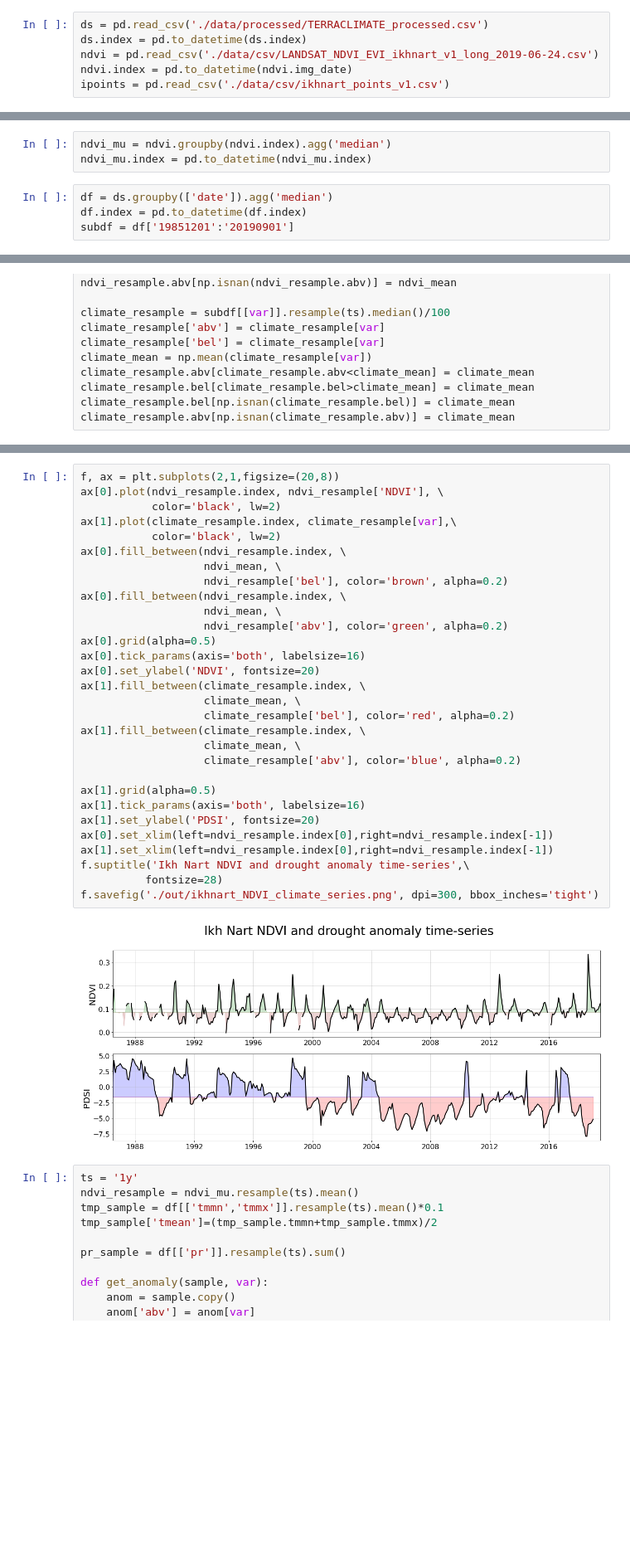
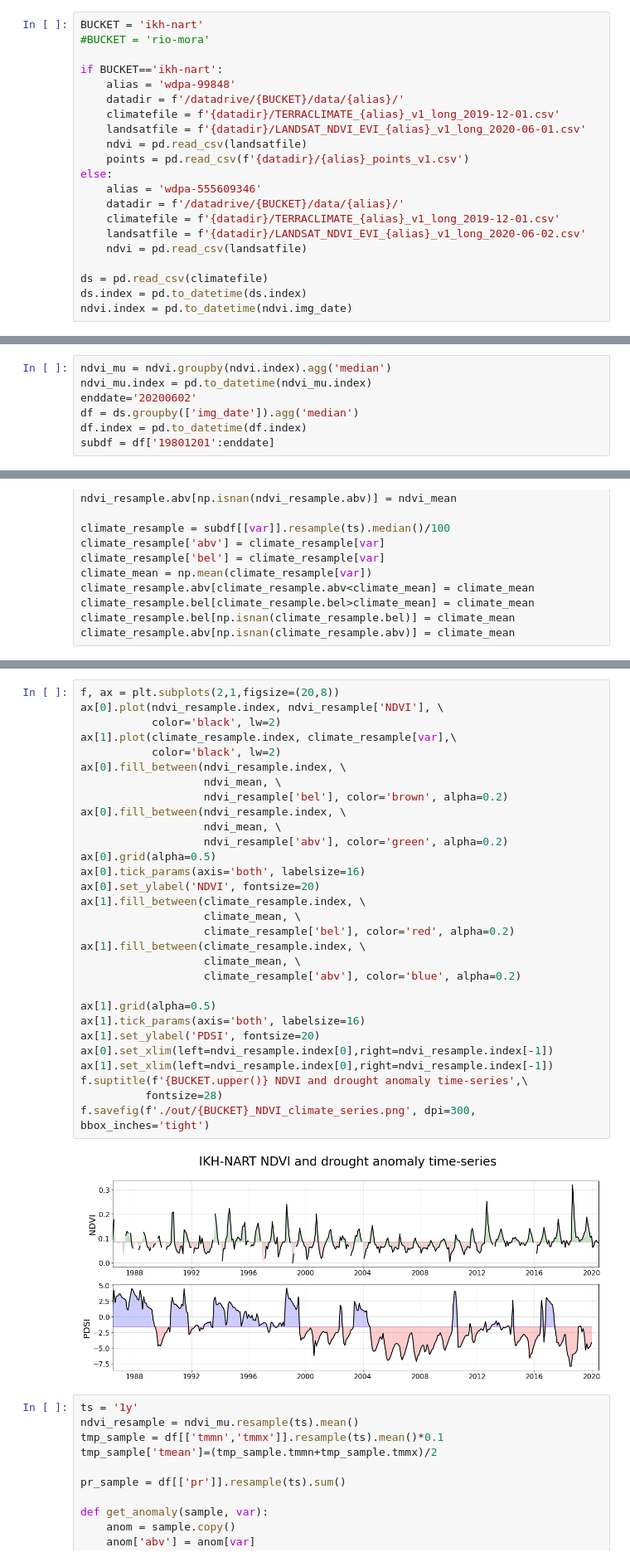
Before and after one commit to csp-inc/ikhnart, a Jupyter notebook: 02b-timeseries-reanalysis.ipynb, the cells around one changed output, grey strips where cells are left out. Shown at 83% size. Cells and saved outputs as stored; diff of their text form; blank space fills up the shorter version.

```diff
--- a/02b-timeseries-reanalysis.ipynb
+++ b/02b-timeseries-reanalysis.ipynb
@@ -9,8 +12,23 @@ from scipy import stats
-# %%
-ds = pd.read_csv('./data/processed/TERRACLIMATE_processed.csv')
-ds.index = pd.to_datetime(ds.index)
-ndvi = pd.read_csv('./data/csv/LANDSAT_NDVI_EVI_ikhnart_v1_long_2019-06-24.csv')
-ndvi.index = pd.to_datetime(ndvi.img_date)
-ipoints = pd.read_csv('./data/csv/ikhnart_points_v1.csv')
+# %%
+BUCKET = 'ikh-nart'
+#BUCKET = 'rio-mora'
+
+if BUCKET=='ikh-nart':
+    alias = 'wdpa-99848'
+    datadir = f'/datadrive/{BUCKET}/data/{alias}/'
+    climatefile = f'{datadir}/TERRACLIMATE_{alias}_v1_long_2019-12-01.csv'
+    landsatfile = f'{datadir}/LANDSAT_NDVI_EVI_{alias}_v1_long_2020-06-01.csv'
+    ndvi = pd.read_csv(landsatfile)
+    points = pd.read_csv(f'{datadir}/{alias}_points_v1.csv')
+else:
+    alias = 'wdpa-555609346'
+    datadir = f'/datadrive/{BUCKET}/data/{alias}/'
+    climatefile = f'{datadir}/TERRACLIMATE_{alias}_v1_long_2019-12-01.csv'
+    landsatfile = f'{datadir}/LANDSAT_NDVI_EVI_{alias}_v1_long_2020-06-02.csv'
+    ndvi = pd.read_csv(landsatfile)
+
+ds = pd.read_csv(climatefile)
+ds.index = pd.to_datetime(ds.index)
+ndvi.index = pd.to_datetime(ndvi.img_date)
 # %%
 #plot the distribution of ndvis for each point to determine representative samples
@@ -94,10 +91,10 @@ ndvi
 # %%
 ndvi_mu = ndvi.groupby(ndvi.index).agg('median')
 ndvi_mu.index = pd.to_datetime(ndvi_mu.index)
+enddate='20200602'
+df = ds.groupby(['img_date']).agg('median')
+df.index = pd.to_datetime(df.index)
+subdf = df['19801201':enddate]
-# %%
-df = ds.groupby(['date']).agg('median')
-df.index = pd.to_datetime(df.index)
-subdf = df['19851201':'20190901']
 # %%
 ts ='1m'
 ndvi_resample = ndvi_mu.resample(ts).median()
@@ -142,35 +139,35 @@ f.savefig('./out/ikhnart_NDVI_climate_series_no_fill.png', dpi=300, bbox_inches=
 # %%
 f, ax = plt.subplots(2,1,figsize=(20,8))
 ax[0].plot(ndvi_resample.index, ndvi_resample['NDVI'], \
            color='black', lw=2)
 ax[1].plot(climate_resample.index, climate_resample[var],\
            color='black', lw=2)
 ax[0].fill_between(ndvi_resample.index, \
                    ndvi_mean, \
                    ndvi_resample['bel'], color='brown', alpha=0.2)
 ax[0].fill_between(ndvi_resample.index, \
                    ndvi_mean, \
                    ndvi_resample['abv'], color='green', alpha=0.2)
 ax[0].grid(alpha=0.5)
 ax[0].tick_params(axis='both', labelsize=16)
 ax[0].set_ylabel('NDVI', fontsize=20)
 ax[1].fill_between(climate_resample.index, \
                    climate_mean, \
                    climate_resample['bel'], color='red', alpha=0.2)
 ax[1].fill_between(climate_resample.index, \
                    climate_mean, \
                    climate_resample['abv'], color='blue', alpha=0.2)
 
 ax[1].grid(alpha=0.5)
 ax[1].tick_params(axis='both', labelsize=16)
 ax[1].set_ylabel('PDSI', fontsize=20)
 ax[0].set_xlim(left=ndvi_resample.index[0],right=ndvi_resample.index[-1])
 ax[1].set_xlim(left=ndvi_resample.index[0],right=ndvi_resample.index[-1])
-f.suptitle('Ikh Nart NDVI and drought anomaly time-series',\
+f.suptitle(f'{BUCKET.upper()} NDVI and drought anomaly time-series',\
           fontsize=28)
-f.savefig('./out/ikhnart_NDVI_climate_series.png', dpi=300, bbox_inches='tight')
+f.savefig(f'./out/{BUCKET}_NDVI_climate_series.png', dpi=300, bbox_inches='tight')
 # %% [output]
-[figure, old version]
+[figure, new version]
 # %%
 ts = '1y'
 ndvi_resample = ndvi_mu.resample(ts).mean()
```
Also changed, not shown: parts of 12 cells of this notebook, 3 other files.
